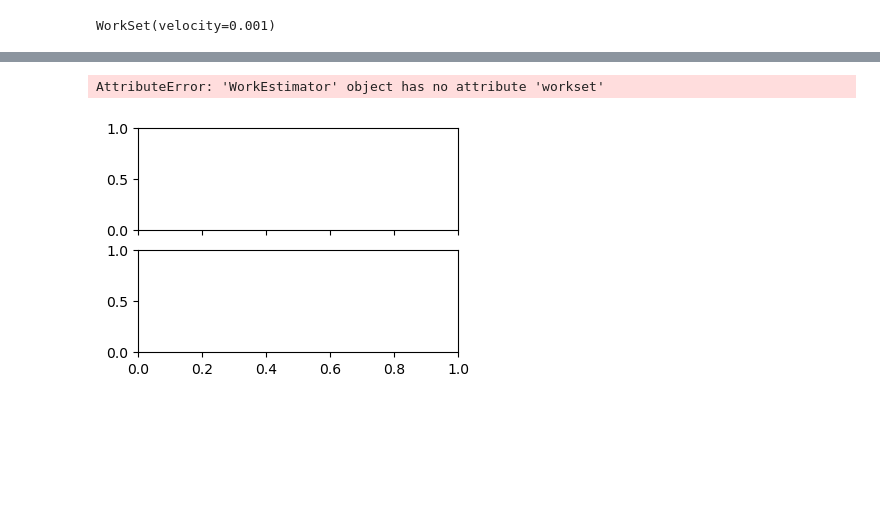
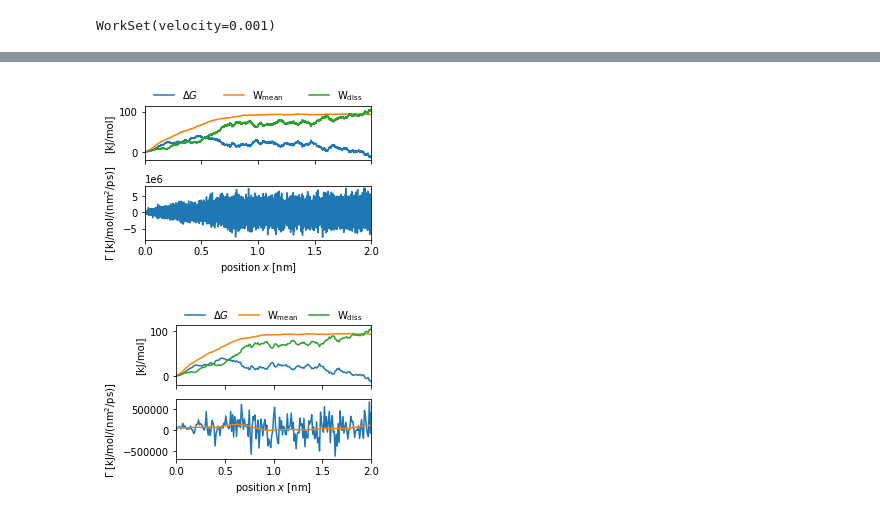
Before and after one commit to moldyn/dcTMD, a Jupyter notebook: docs/tutorials/work.ipynb, the cells around one changed output, grey strips where cells are left out. Cells and saved outputs as stored; diff of their text form; code cells hidden in the pictures; blank space fills up the shorter version.

```diff
--- a/docs/tutorials/work.ipynb
+++ b/docs/tutorials/work.ipynb
@@ -145,19 +149,25 @@ vars(workestimator)
 # %%
-
-fig,axs = plotting.plot_dcTMD_results(workestimator, workestimator.friction_)
+# plot dcTMD results
+fig, axs = plotting.plot_dcTMD_results(workestimator.position_,
+                                      workestimator,
+                                      workestimator.friction_)
 
 plt.show()
 # %% [output]
-AttributeError: 'WorkEstimator' object has no attribute 'workset'
-[figure, old version]
+[figure, new version]
 # %%
-# smooth friction
+# smooth friction and plot results
 from dcTMD.utils.smoothing import gaussfilter_friction
 smooth_friction_ = gaussfilter_friction(workestimator.friction_,
-                                        x,
+                                        workestimator.position_,
                                         0.1,
                                         )
 
-fig,axs = plotting.plot_dcTMD_results(workestimator, smooth_friction_)
+fig, axs = plotting.plot_dcTMD_results(workestimator.position_,
+                                      workestimator,
+                                      workestimator.friction_)
+axs[1].plot(workestimator.position_, smooth_friction_)
 
 plt.show()
+# %% [output]
+[figure, added]
```
Also changed, not shown: parts of 5 cells of this notebook, 8 other files.
